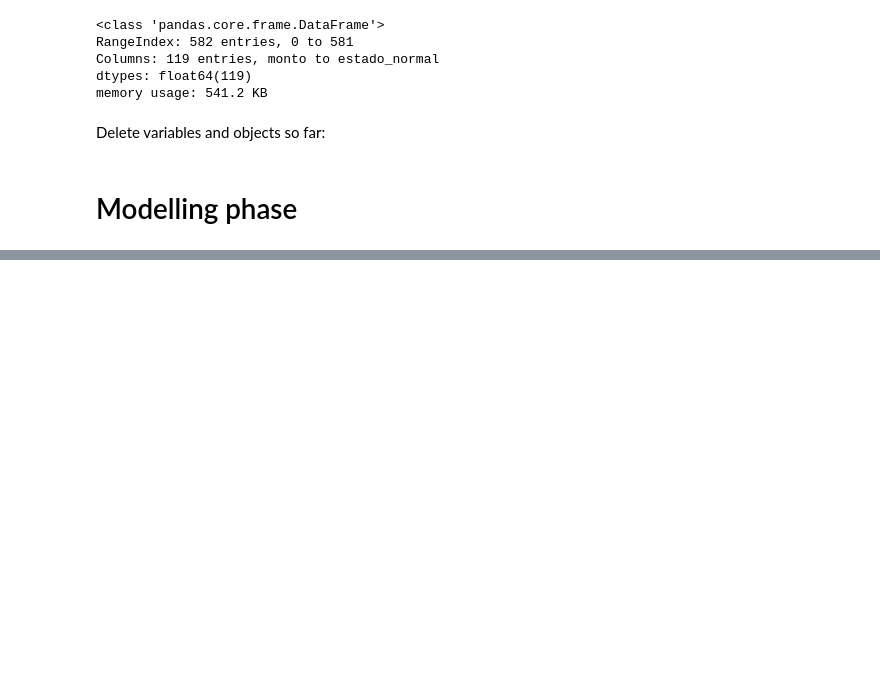
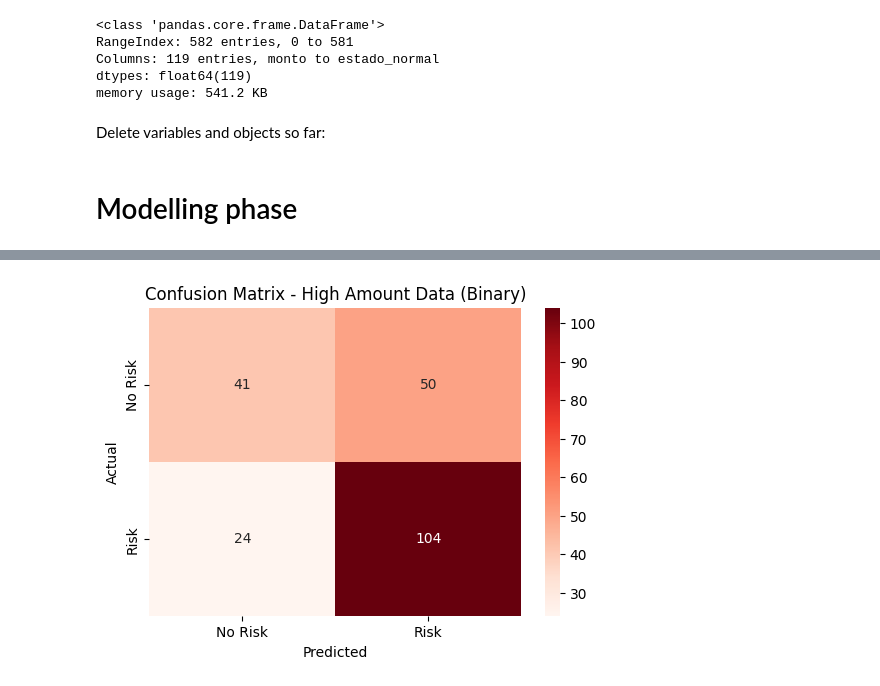
Before and after one commit to MateoSilvaLasso/Analitica_1, a Jupyter notebook: notebooks/modelling/logistica_farid.ipynb, the cells around one changed output, grey strips where cells are left out. Drawn from its saved outputs; the diff is of its cells as text; code cells hidden in the pictures; blank space fills up the shorter version.

```diff
--- a/notebooks/modelling/logistica_farid.ipynb
+++ b/notebooks/modelling/logistica_farid.ipynb
@@ -1239,0 +1294,2 @@ del X, y
+# %%
+y_pred_high_bin = log_reg_high_bin.predict(X_test_high_bin)
@@ -1239,0 +1313,9 @@ del X, y
+# %%
+plt.figure(figsize=(6, 4))
+sns.heatmap(confusion_matrix(y_test_high_bin, y_pred_high_bin), annot=True, fmt='d', cmap='Reds', xticklabels=['No Risk', 'Risk'], yticklabels=['No Risk', 'Risk'])
+plt.xlabel('Predicted')
+plt.ylabel('Actual')
+plt.title('Confusion Matrix - High Amount Data (Binary)')
+plt.show()
+# %% [output]
+[figure, added]
```
Also changed, not shown: parts of 29 cells of this notebook.
